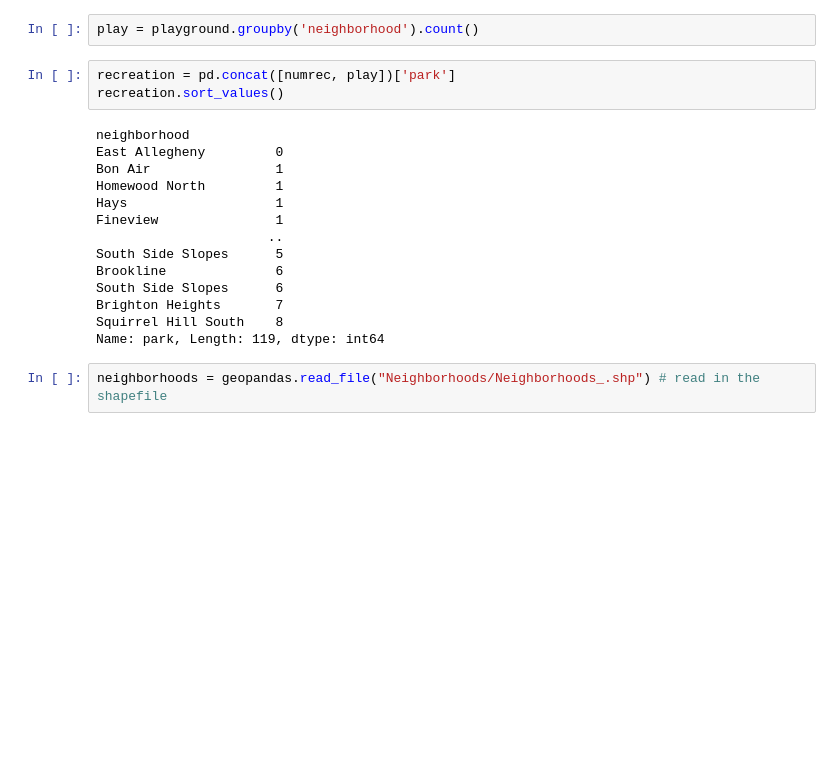
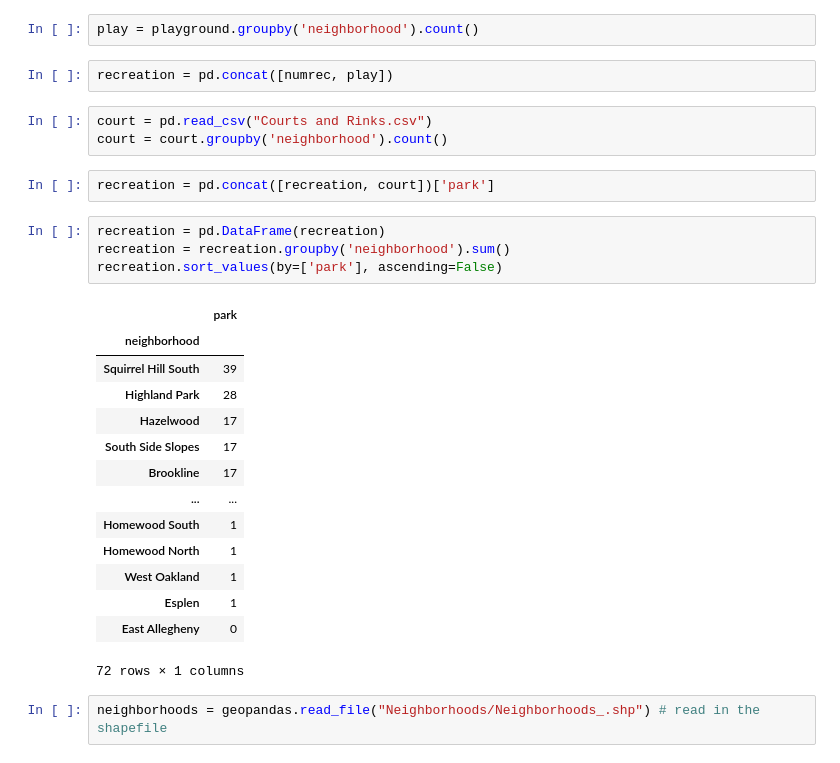
Before and after one commit to sagil591/CMPINF10-FinalProject, a Jupyter notebook: Recreation.ipynb, the cells around one changed output. Cells and saved outputs as stored; diff of their text form; blank space fills up the shorter version.

```diff
--- a/Recreation.ipynb
+++ b/Recreation.ipynb
@@ -49,22 +12,31 @@ playground = pd.read_csv("Playgrounds.csv")
 # %%
 play = playground.groupby('neighborhood').count()
 # %%
-recreation = pd.concat([numrec, play])['park']
-recreation.sort_values()
+recreation = pd.concat([numrec, play])
-# %% [output]
-neighborhood
-East Allegheny         0
-Bon Air                1
-Homewood North         1
-Hays                   1
-Fineview               1
-                      ..
-South Side Slopes      5
-Brookline              6
-South Side Slopes      6
-Brighton Heights       7
-Squirrel Hill South    8
-Name: park, Length: 119, dtype: int64
+# %%
+court = pd.read_csv("Courts and Rinks.csv")
+court = court.groupby('neighborhood').count()
+# %%
+recreation = pd.concat([recreation, court])['park']
+# %%
+recreation = pd.DataFrame(recreation)
+recreation = recreation.groupby('neighborhood').sum()
+recreation.sort_values(by=['park'], ascending=False)
+# %% [output]
+|  | park |
+| neighborhood |  |
+| Squirrel Hill South | 39 |
+| Highland Park | 28 |
+| Hazelwood | 17 |
+| South Side Slopes | 17 |
+| Brookline | 17 |
+| ... | ... |
+| Homewood South | 1 |
+| Homewood North | 1 |
+| West Oakland | 1 |
+| Esplen | 1 |
+| East Allegheny | 0 |
+72 rows × 1 columns
 # %%
 neighborhoods = geopandas.read_file("Neighborhoods/Neighborhoods_.shp") # read in the shapefile
 # %%
```
Also changed, not shown: parts of 18 cells of this notebook, 1 other file.
